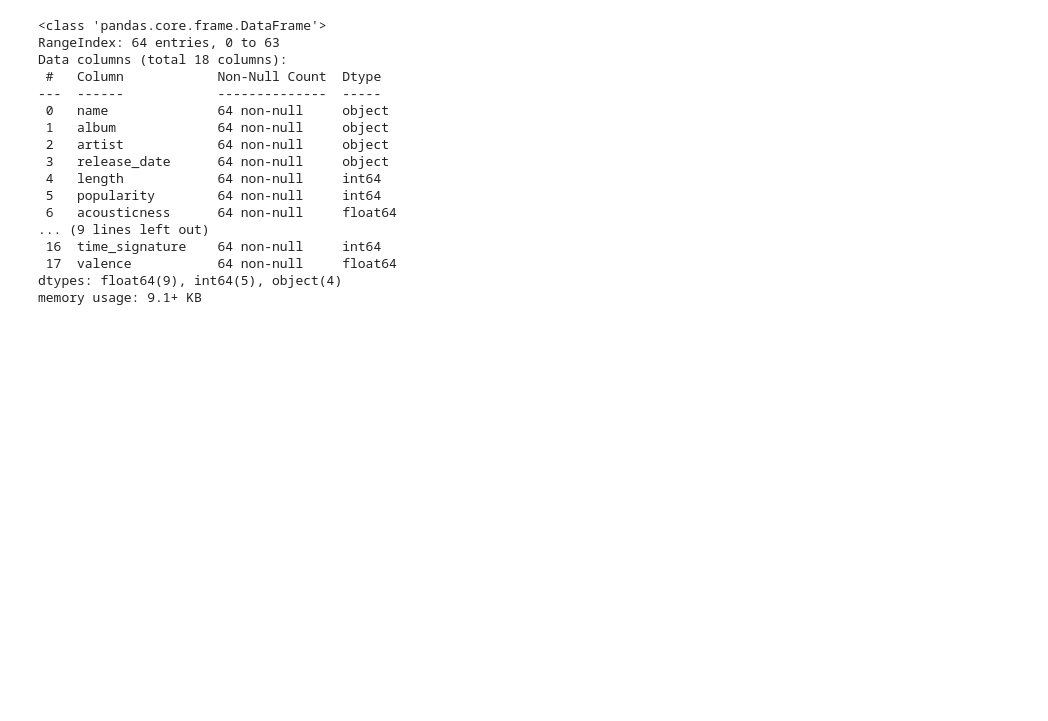
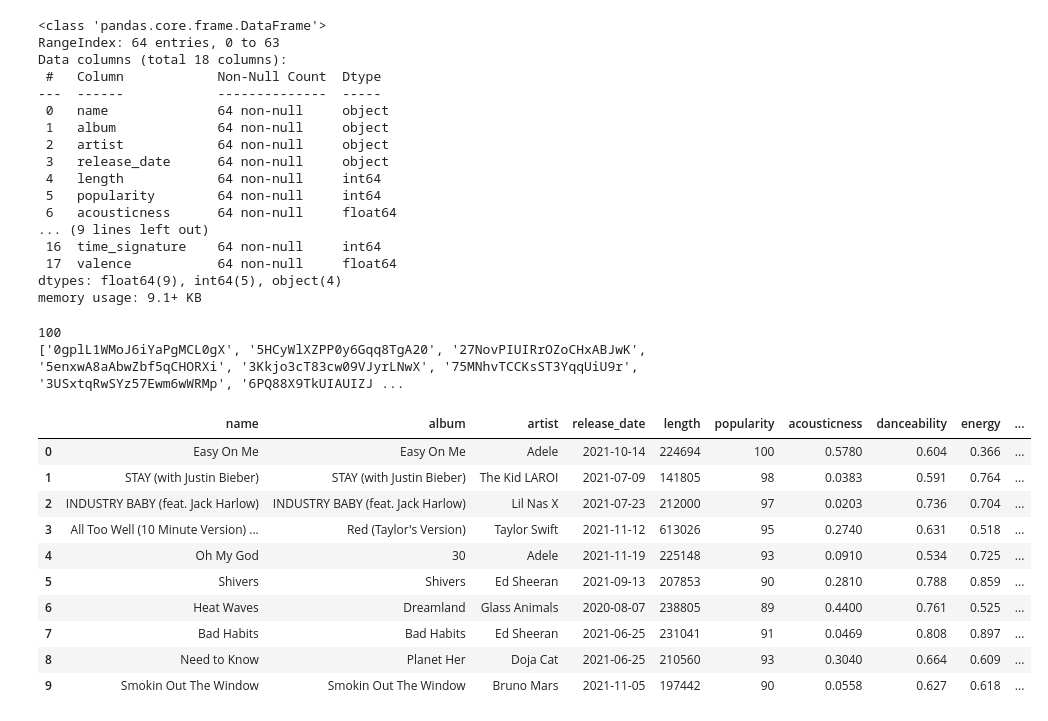
Before and after one commit to tomleewise/capstone, a Jupyter notebook: capstone_ver2.ipynb, the cells around one changed output. Cells and saved outputs as stored; diff of their text form; code cells hidden in the pictures; blank space fills up the shorter version.

```diff
--- a/capstone_ver2.ipynb
+++ b/capstone_ver2.ipynb
@@ -272,3 +272,75 @@ Data columns (total 18 columns):
  17  valence           64 non-null     float64
 dtypes: float64(9), int64(5), object(4)
 memory usage: 9.1+ KB
+# %%
+#Obtain the track IDs from the Billboard Hot 100 current playlist
+def getTrackIDs(user, playlist_id):
+    track_ids = []
+    playlist = sp.user_playlist(user, playlist_id)
+    for item in playlist['tracks']['items']:
+        track = item['track']
+        track_ids.append(track['id'])
+    return track_ids
+track_ids = getTrackIDs('spotify', 'spotify:playlist:6UeSakyzhiEt4NB3UAd6NQ') #This is the copied URI from the Spotify playlist
+
+print(len(track_ids))
+print(track_ids)
+# %% [output]
+100
+['0gplL1WMoJ6iYaPgMCL0gX', '5HCyWlXZPP0y6Gqq8TgA20', '27NovPIUIRrOZoCHxABJwK', '5enxwA8aAbwZbf5qCHORXi', '3Kkjo3cT83cw09VJyrLNwX', '75MNhvTCCKsST3YqqUiU9r', '3USxtqRwSYz57Ewm6wWRMp', '6PQ88X9TkUIAUIZJ ...
+# %%
+#Function to get track features
+def getTrackFeatures(id):
+    track_info = sp.track(id)
+    features_info = sp.audio_features(id)
+
+#Get track info
+    name = track_info['name']
+    album = track_info['album']['name']
+    artist = track_info['album']['artists'][0]['name']
+    release_date = track_info['album']['release_date']
+    length = track_info['duration_ms']
+    popularity = track_info['popularity']
+
+#Get track features
+    acousticness = features_info[0]['acousticness']
+    danceability = features_info[0]['danceability']
+    energy = features_info[0]['energy']
+    key = features_info[0]['key']
+    instrumentalness = features_info[0]['instrumentalness']
+    liveness = features_info[0]['liveness']
+    loudness = features_info[0]['loudness']
+    mode = features_info[0]['mode']
+    speechiness = features_info[0]['speechiness']
+    tempo = features_info[0]['tempo']
+    time_signature = features_info[0]['time_signature']
+    valence = features_info[0]['valence']
+
+    track_data = [name, album, artist, release_date, length, popularity, acousticness, danceability, energy, key, instrumentalness,
+                 liveness, loudness, mode, speechiness, tempo, time_signature, valence]
+    return track_data
+# %%
+#Use a for loop to append track features for each track in the list.
+track_list = []
+for i in range(len(track_ids)):
+    time.sleep(.3)
+    track_data = getTrackFeatures(track_ids[i])
+    track_list.append(track_data)
+
+billboard_playlist = pd.DataFrame(track_list, columns = ['name', 'album', 'artist', 'release_date', 'length', 'popularity',
+                                                      'acousticness', 'danceability', 'energy', 'key', 'instrumentalness',
+                                                      'liveness', 'loudness', 'mode', 'speechiness', 'tempo', 'time_signature',
+                                                      'valence'])
+billboard_playlist.head(10)
+# %% [output]
+|  | name | album | artist | release_date | length | popularity | acousticness | danceability | energy | ... |
+| 0 | Easy On Me | Easy On Me | Adele | 2021-10-14 | 224694 | 100 | 0.5780 | 0.604 | 0.366 | ... |
+| 1 | STAY (with Justin Bieber) | STAY (with Justin Bieber) | The Kid LAROI | 2021-07-09 | 141805 | 98 | 0.0383 | 0.591 | 0.764 | ... |
+| 2 | INDUSTRY BABY (feat. Jack Harlow) | INDUSTRY BABY (feat. Jack Harlow) | Lil Nas X | 2021-07-23 | 212000 | 97 | 0.0203 | 0.736 | 0.704 | ... |
+| 3 | All Too Well (10 Minute Version) ... | Red (Taylor's Version) | Taylor Swift | 2021-11-12 | 613026 | 95 | 0.2740 | 0.631 | 0.518 | ... |
+| 4 | Oh My God | 30 | Adele | 2021-11-19 | 225148 | 93 | 0.0910 | 0.534 | 0.725 | ... |
+| 5 | Shivers | Shivers | Ed Sheeran | 2021-09-13 | 207853 | 90 | 0.2810 | 0.788 | 0.859 | ... |
+| 6 | Heat Waves | Dreamland | Glass Animals | 2020-08-07 | 238805 | 89 | 0.4400 | 0.761 | 0.525 | ... |
+| 7 | Bad Habits | Bad Habits | Ed Sheeran | 2021-06-25 | 231041 | 91 | 0.0469 | 0.808 | 0.897 | ... |
+| 8 | Need to Know | Planet Her | Doja Cat | 2021-06-25 | 210560 | 93 | 0.3040 | 0.664 | 0.609 | ... |
+| 9 | Smokin Out The Window | Smokin Out The Window | Bruno Mars | 2021-11-05 | 197442 | 90 | 0.0558 | 0.627 | 0.618 | ... |
```
